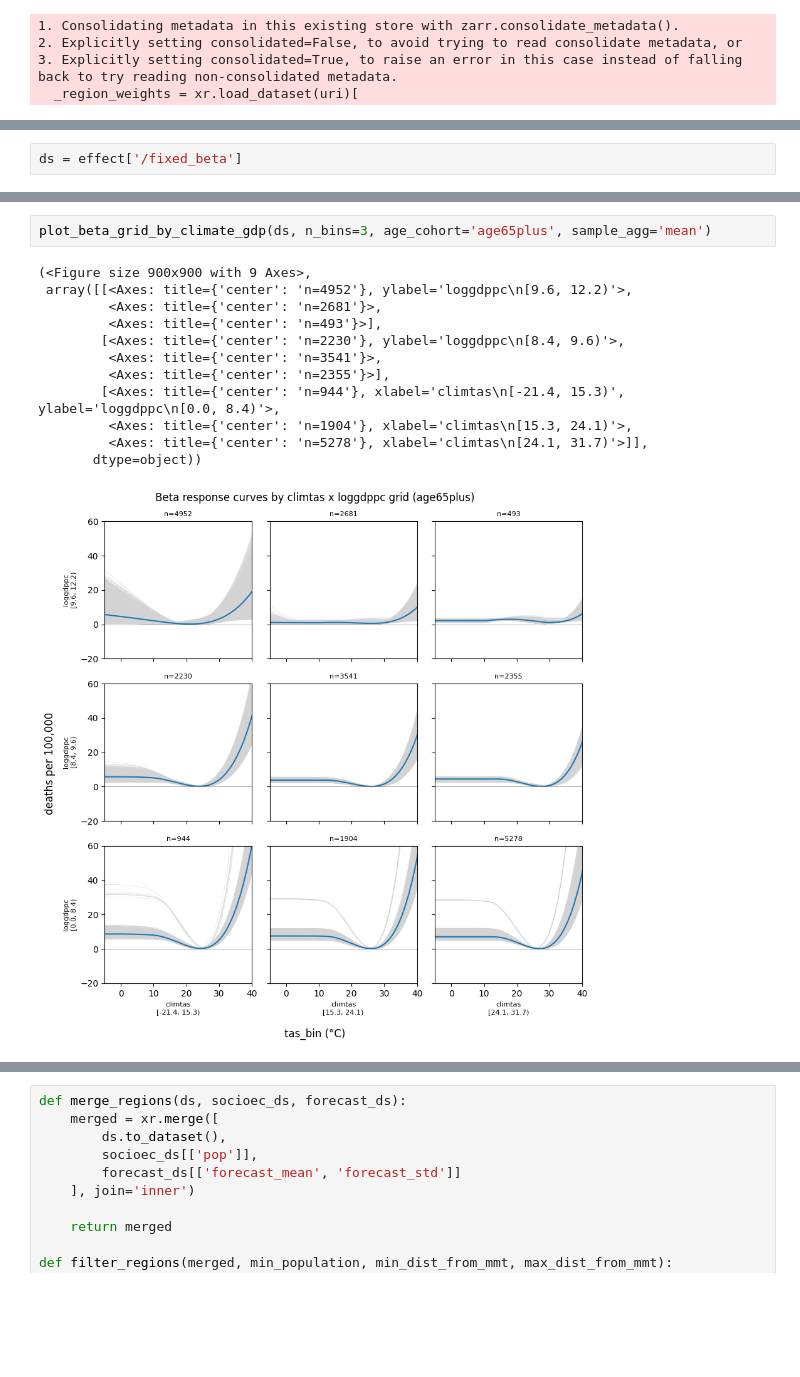
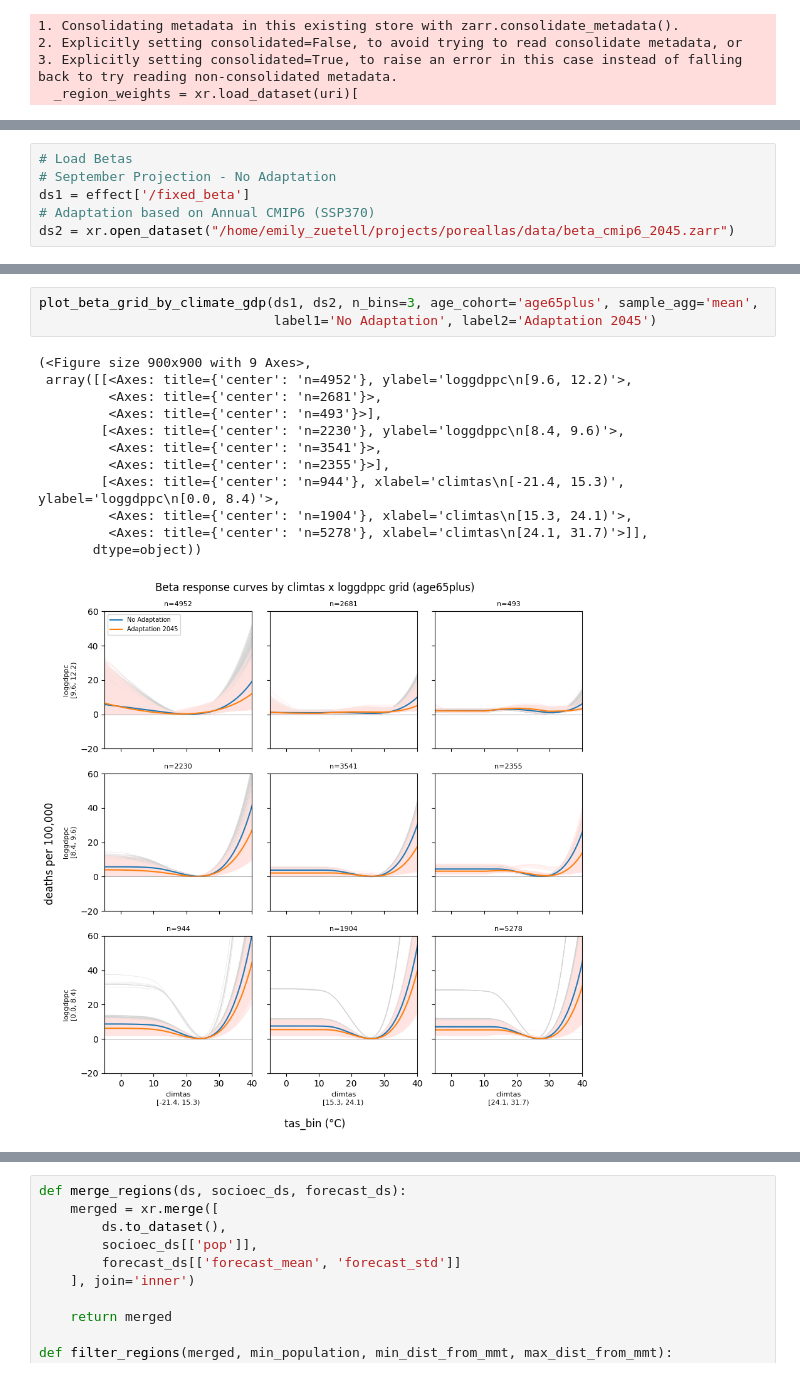
Before and after one commit to ezuetell/poreallas, a Jupyter notebook: analysis/x06_impactregion_grid.ipynb, the cells around one changed output, grey strips where cells are left out. Cells and saved outputs as stored; diff of their text form; blank space fills up the shorter version.

```diff
--- a/analysis/x06_impactregion_grid.ipynb
+++ b/analysis/x06_impactregion_grid.ipynb
@@ -66,2 +64,0 @@ effect = xr.open_datatree(EFFECTS_URI, consolidated=False)
-# %%
-ds = effect['/fixed_beta']
@@ -128,0 +65,6 @@ def plot_beta_grid_by_climate_gdp(ds, n_bins=4, age_cohort='age5to64', sample_ag
+# %%
+# Load Betas
+# September Projection - No Adaptation
+ds1 = effect['/fixed_beta']
+# Adaptation based on Annual CMIP6 (SSP370)
+ds2 = xr.open_dataset("/home/emily_zuetell/projects/poreallas/data/beta_cmip6_2045.zarr")
@@ -129,15 +149,16 @@ def plot_beta_grid_by_climate_gdp(ds, n_bins=4, age_cohort='age5to64', sample_ag
 # %%
-plot_beta_grid_by_climate_gdp(ds, n_bins=3, age_cohort='age65plus', sample_agg='mean')
+plot_beta_grid_by_climate_gdp(ds1, ds2, n_bins=3, age_cohort='age65plus', sample_agg='mean',
+                              label1='No Adaptation', label2='Adaptation 2045')
 # %% [output]
 (<Figure size 900x900 with 9 Axes>,
  array([[<Axes: title={'center': 'n=4952'}, ylabel='loggdppc\n[9.6, 12.2)'>,
          <Axes: title={'center': 'n=2681'}>,
          <Axes: title={'center': 'n=493'}>],
         [<Axes: title={'center': 'n=2230'}, ylabel='loggdppc\n[8.4, 9.6)'>,
          <Axes: title={'center': 'n=3541'}>,
          <Axes: title={'center': 'n=2355'}>],
         [<Axes: title={'center': 'n=944'}, xlabel='climtas\n[-21.4, 15.3)', ylabel='loggdppc\n[0.0, 8.4)'>,
          <Axes: title={'center': 'n=1904'}, xlabel='climtas\n[15.3, 24.1)'>,
          <Axes: title={'center': 'n=5278'}, xlabel='climtas\n[24.1, 31.7)'>]],
        dtype=object))
-[figure, old version]
+[figure, new version]
```
Also changed, not shown: parts of 7 cells of this notebook.
